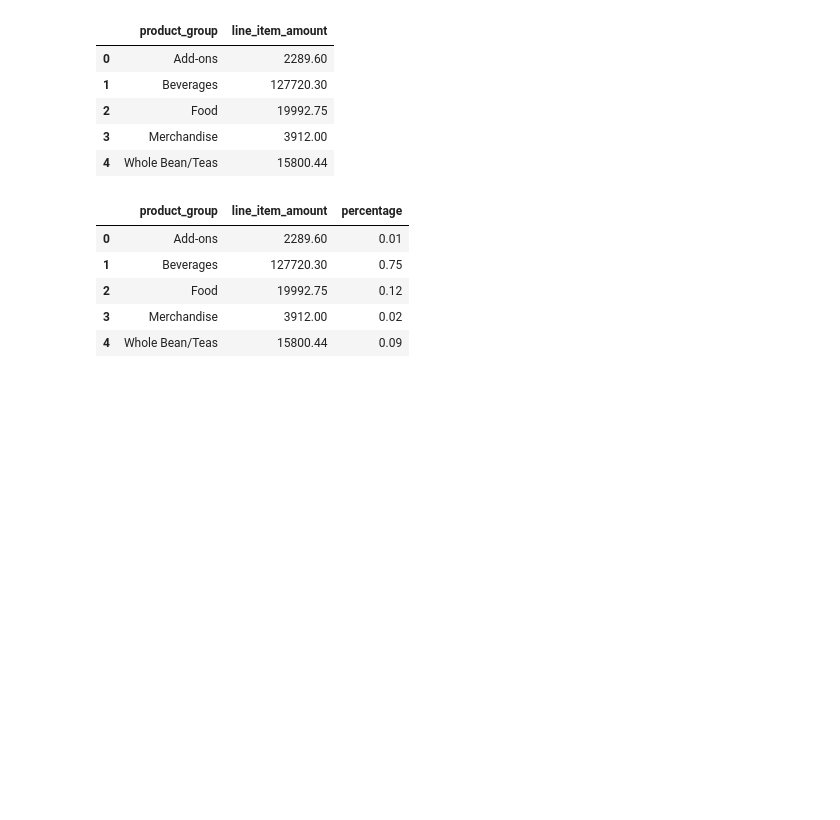
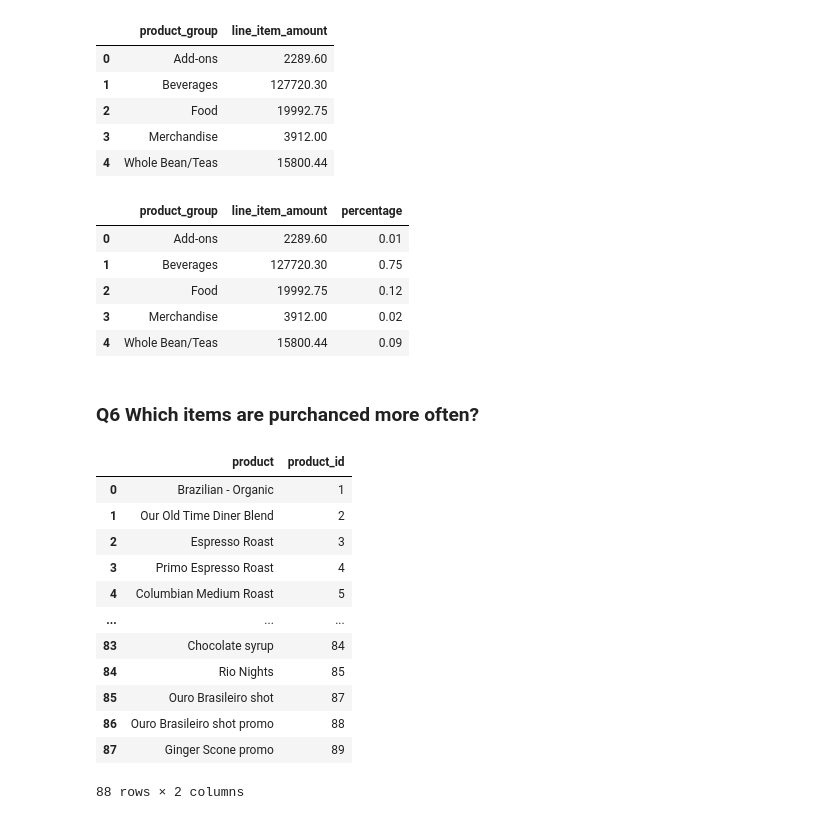
Before and after one commit to coffee-shop-analysis/coffee_project, a Jupyter notebook: explore_j.ipynb, the cells around one changed output. Saved outputs shown, nothing was run; the diff lists cells and outputs as text; code cells hidden in the pictures; blank space fills up the shorter version.

```diff
--- a/explore_j.ipynb
+++ b/explore_j.ipynb
@@ -292,3 +292,5 @@ group_sums
 | 2 | Food | 19992.75 | 0.12 |
 | 3 | Merchandise | 3912.00 | 0.02 |
 | 4 | Whole Bean/Teas | 15800.44 | 0.09 |
+# %% [markdown]
+### Q6 Which items are purchanced more often?
@@ -294,0 +305,16 @@ group_sums
+# %%
+products
+# %% [output]
+|  | product | product_id |
+| 0 | Brazilian - Organic | 1 |
+| 1 | Our Old Time Diner Blend | 2 |
+| 2 | Espresso Roast | 3 |
+| 3 | Primo Espresso Roast | 4 |
+| 4 | Columbian Medium Roast | 5 |
+| ... | ... | ... |
+| 83 | Chocolate syrup | 84 |
+| 84 | Rio Nights | 85 |
+| 85 | Ouro Brasileiro shot | 87 |
+| 86 | Ouro Brasileiro shot promo | 88 |
+| 87 | Ginger Scone promo | 89 |
+88 rows × 2 columns
```
Also changed, not shown: parts of 12 cells of this notebook.
